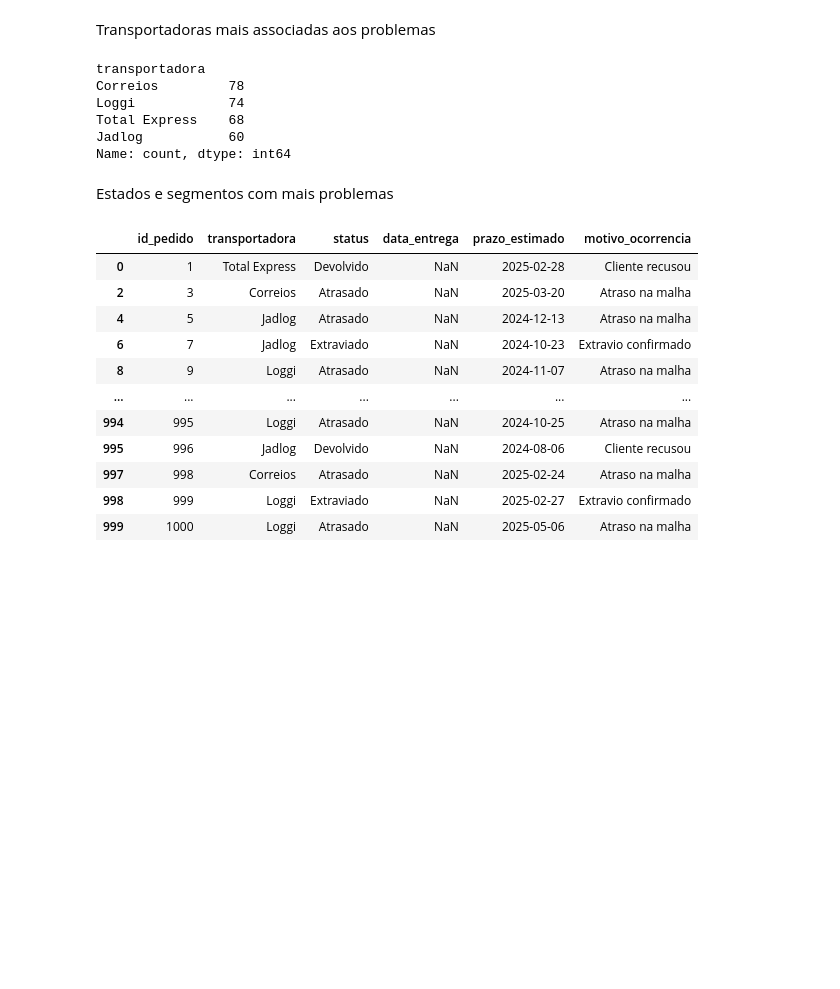
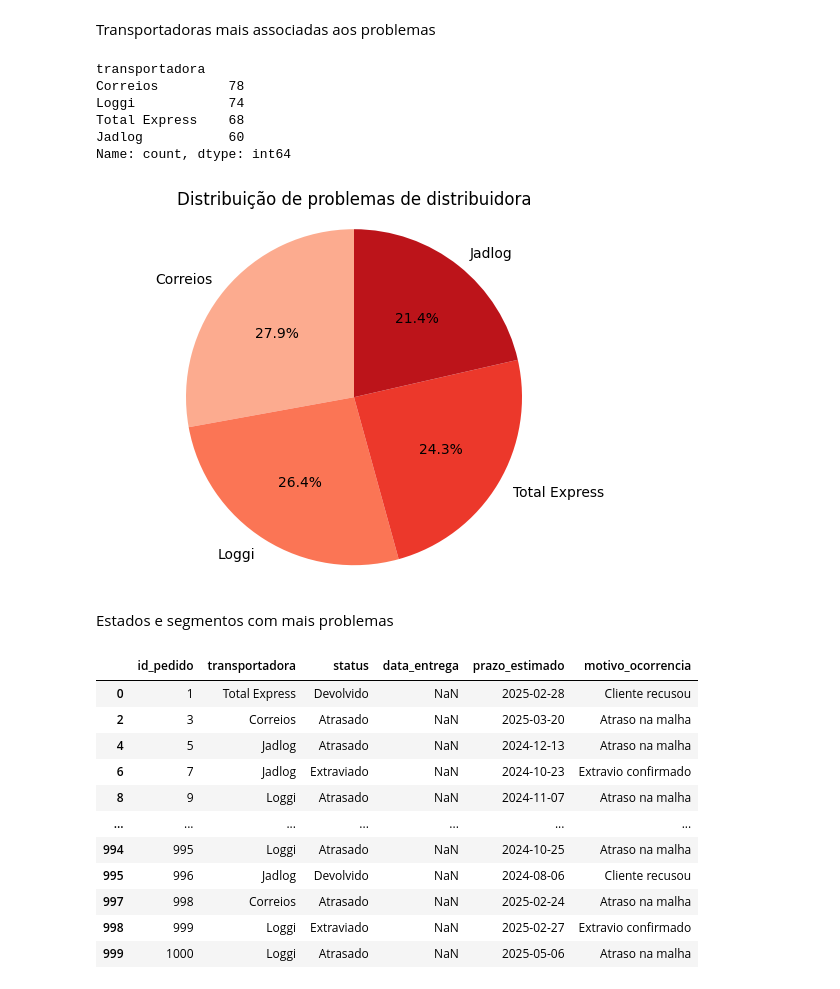
Before and after one commit to TonnyThe2nd/Analise_Dados, a Jupyter notebook: Teste/clientes_problemas.ipynb, the cells around one changed output. Saved outputs shown, nothing was run; the diff lists cells and outputs as text; code cells hidden in the pictures; blank space fills up the shorter version.

```diff
--- a/Teste/clientes_problemas.ipynb
+++ b/Teste/clientes_problemas.ipynb
@@ -173,6 +175,17 @@ Loggi            74
 Total Express    68
 Jadlog           60
 Name: count, dtype: int64
+# %%
+entrega_problema = entrega_df[entrega_df['status'].isin(filtro_problemas)]
+
+dados_entrega = entrega_problema.groupby('transportadora').size().reset_index(name='qtd_problemas').sort_values(by='qtd_problemas', ascending=False)
+
+plt.pie(dados_entrega['qtd_problemas'], labels=dados_entrega['transportadora'], autopct='%1.1f%%', startangle=90, colors=plt.cm.Reds(np.linspace(0.3, 0.8, len(dados_entrega))))
+plt.title('Distribuição de problemas de distribuidora')
+plt.axis('equal')
+plt.show()
+# %% [output]
+[figure, added]
 # %% [markdown]
 Estados e segmentos com mais problemas
 # %%
```
Also changed, not shown: parts of 32 cells of this notebook, 1 other file.
